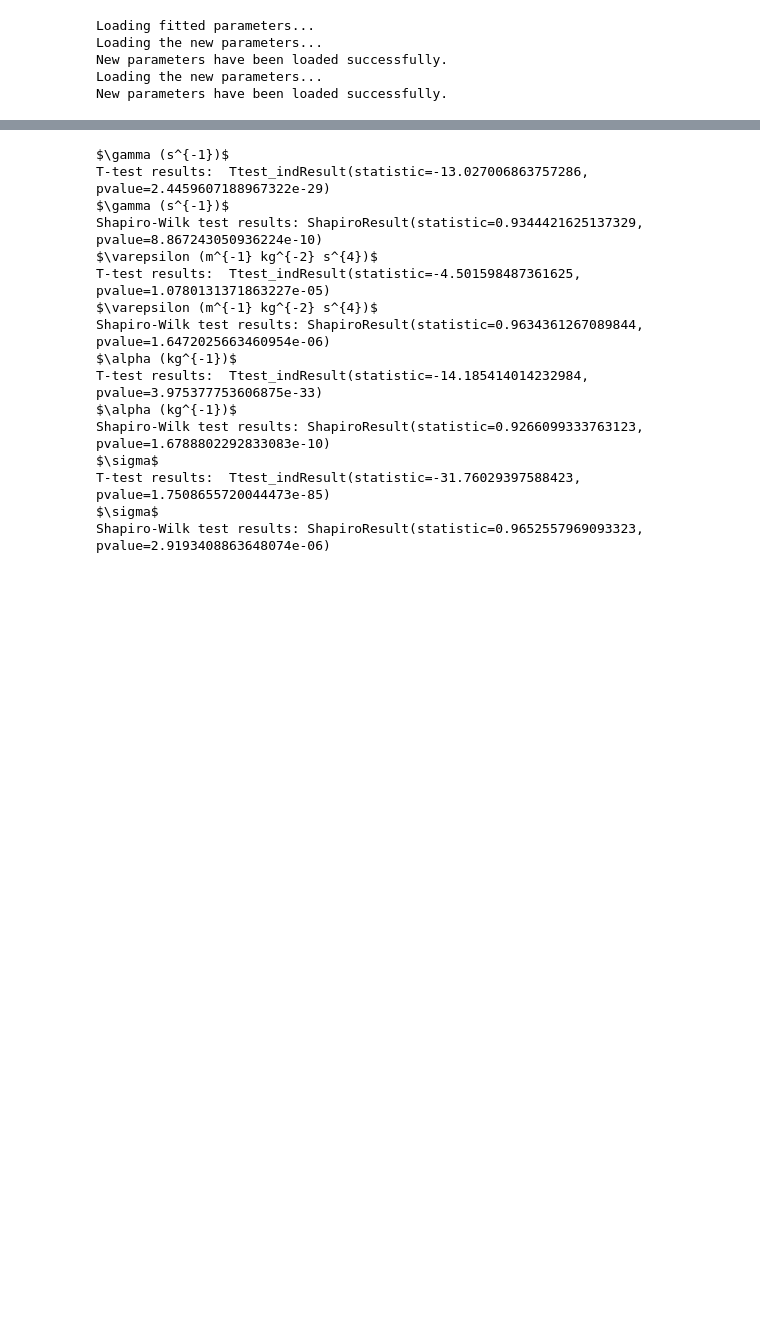
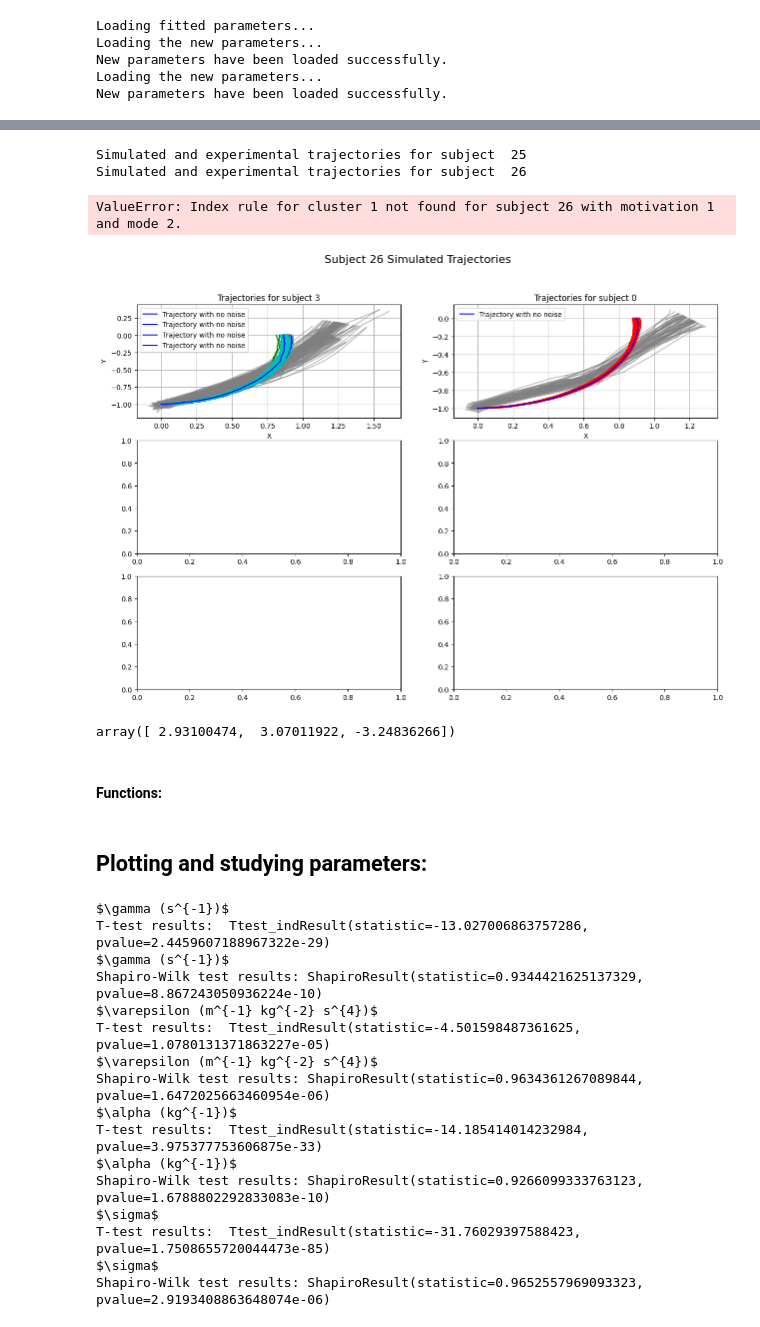
Before and after one commit to flaviaferrus/MotorControlPrediction, a Jupyter notebook: Notebooks/MultipleSubjects.ipynb, the cells around one changed output, grey strips where cells are left out. Drawn from its saved outputs; the diff is of its cells as text; code cells hidden in the pictures; blank space fills up the shorter version.

Commit message:
Plotting trajectories

```diff
--- a/Notebooks/MultipleSubjects.ipynb
+++ b/Notebooks/MultipleSubjects.ipynb
@@ -171,0 +179,2 @@ New parameters have been loaded successfully.
+# %%
+scaled_data_dict, results_dict = load_processed_mult_data(folder_name='scaled_multiple_data')
@@ -171,0 +210,13 @@ New parameters have been loaded successfully.
+# %%
+generated_multiple_trajectories_plot_(scaled_data_dict, params_loaded,
+                            opt_sigma,
+                            first_subj = 25, last_subj = 37,
+                            n_clusters = 4,
+                            saving = True,
+                            save_dir = 'simulated_trajectories',
+                            picname = 'Simulated_traject')
+# %% [output]
+Simulated and experimental trajectories for subject  25
+Simulated and experimental trajectories for subject  26
+ValueError: Index rule for cluster 1 not found for subject 26 with motivation 1 and mode 2.
+[figure, added]
@@ -172,3 +229,11 @@ New parameters have been loaded successfully.
+# %%
+params.x
+# %% [output]
+array([ 2.93100474,  3.07011922, -3.24836266])
+# %% [markdown]
+#### Functions:
+# %% [markdown]
+## Plotting and studying parameters:
 # %%
 plotting_dict_params(params_dict = params_loaded, opt_sigma = opt_sigma,
                          barWidth=0.5, plotting_ = 1,
```
Also changed, not shown: parts of 28 cells of this notebook, 13 other files.
